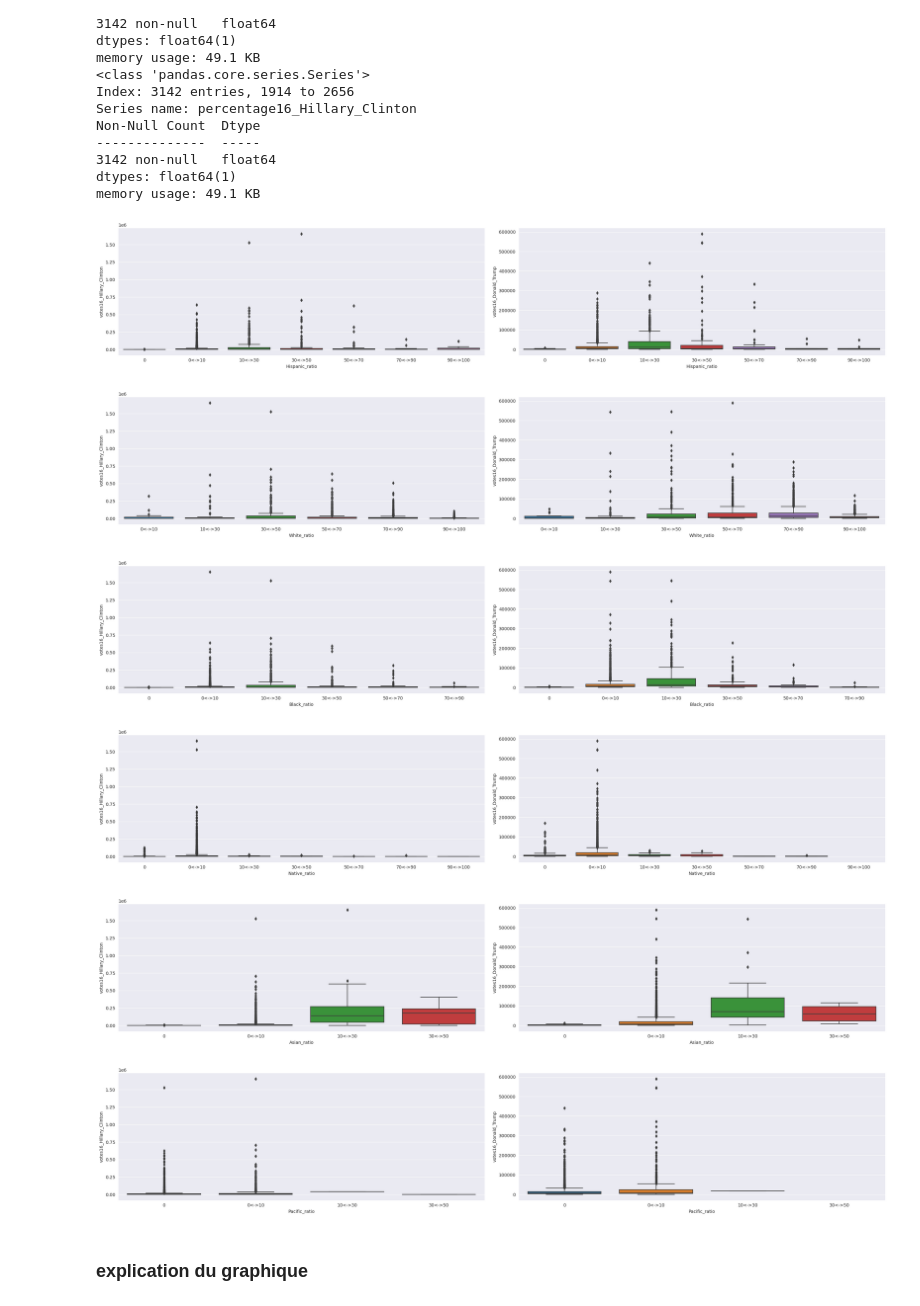
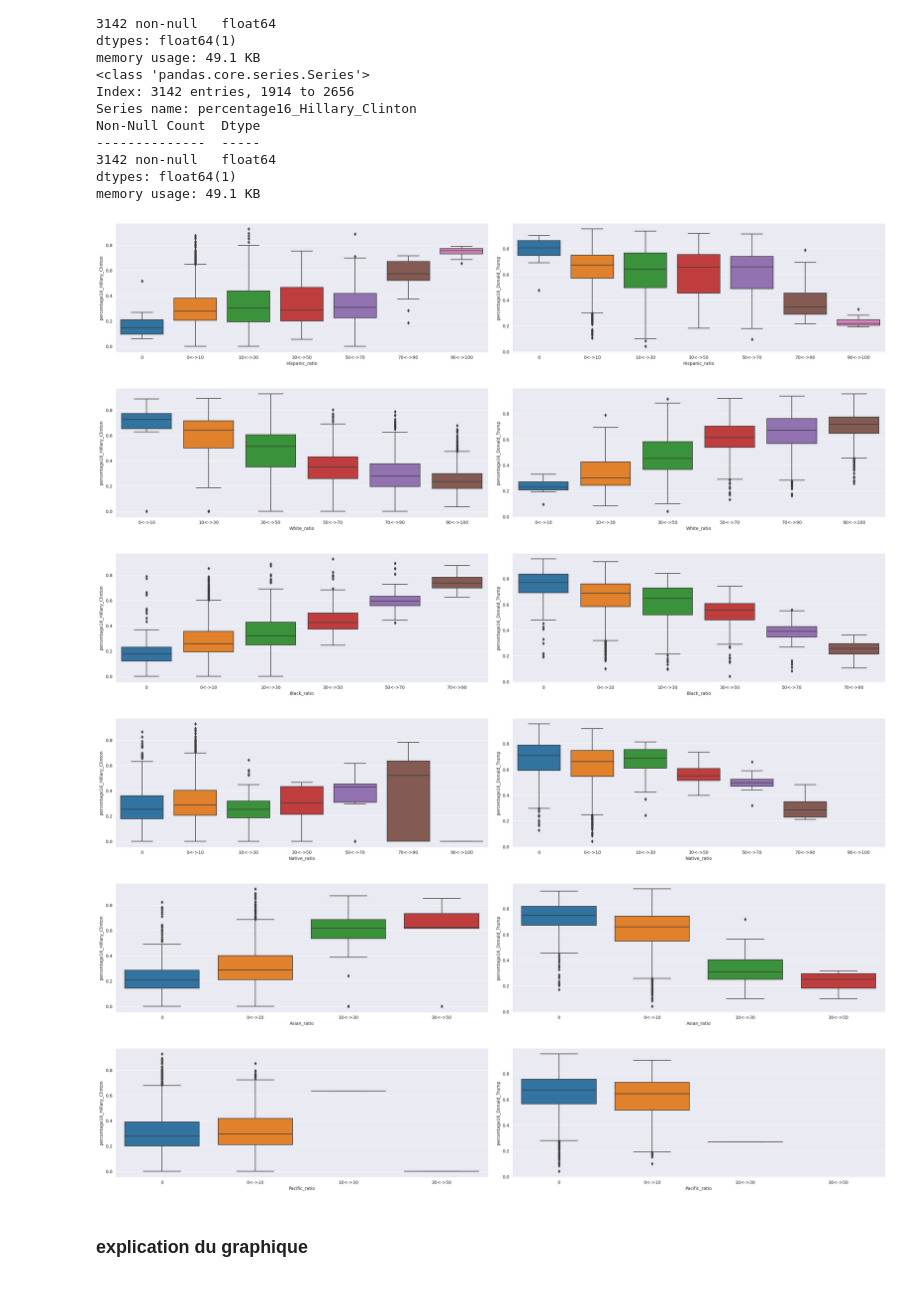
Before and after one commit to XDEBUF/covid_social_poll, a Jupyter notebook: covid inference.ipynb, the cells around one changed output. Drawn from its saved outputs; the diff is of its cells as text; code cells hidden in the pictures.

Commit message:
changement de graphique explicatoire en prenant pour base le pourcentage et non le nombre de votes

```diff
--- a/covid inference.ipynb
+++ b/covid inference.ipynb
@@ -286,12 +286,12 @@ def print_stats_ethnies(list_cat, list_ethnies, col1,col2):
         i=i+1
         plt.show()
 # %%
-print_stats_ethnies(list_colRatio, list_col,"votes16_Hillary_Clinton","votes16_Donald_Trump")
+print_stats_ethnies(list_colRatio, list_col,"percentage16_Hillary_Clinton","percentage16_Donald_Trump")
 # %% [output]
-[figure, old version]
+[figure, new version]
-[figure, old version]
+[figure, new version]
-[figure, old version]
+[figure, new version]
-[figure, old version]
+[figure, new version]
-[figure, old version]
+[figure, new version]
-[figure, old version]
+[figure, new version]
 # %% [markdown]
```
